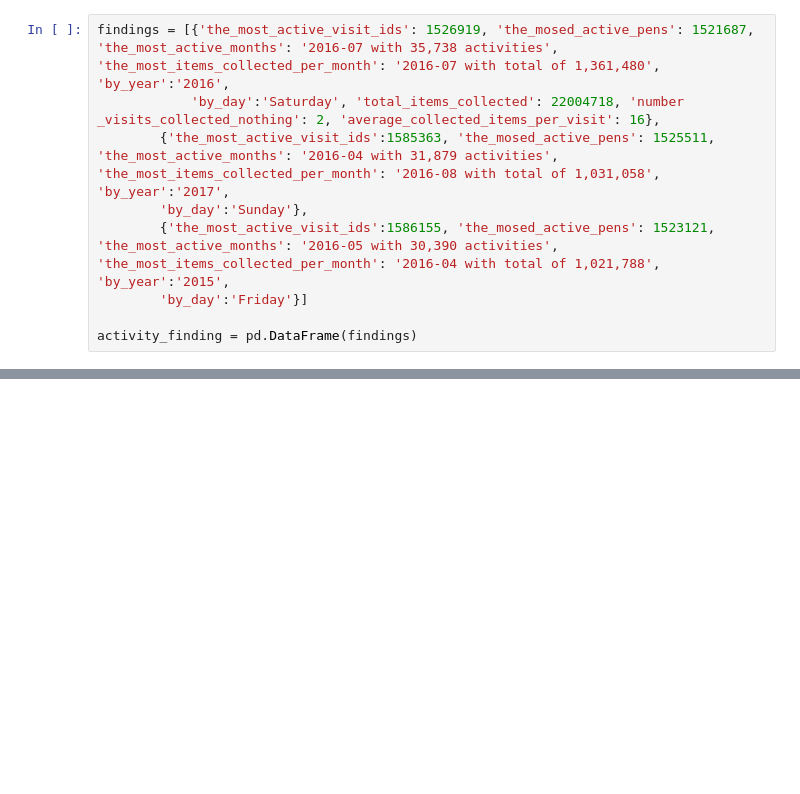
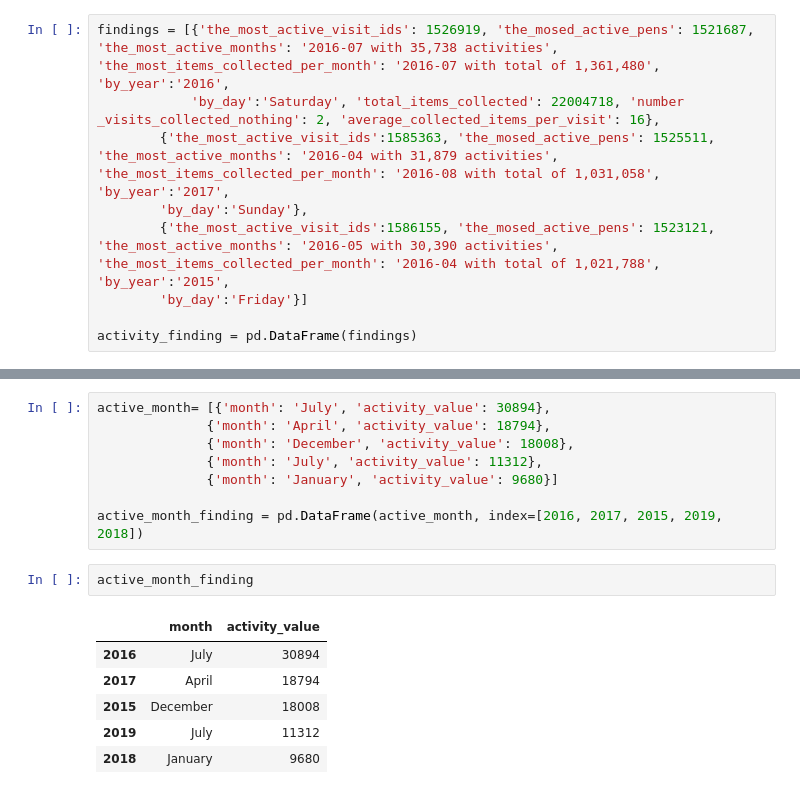
Before and after one commit to ShirinStar/Pen_Data_Dictionary, a Jupyter notebook: data/Pens Activity overview.ipynb, the cells around one changed output, grey strips where cells are left out. Cells and saved outputs as stored; diff of their text form; blank space fills up the shorter version.

```diff
--- a/data/Pens Activity overview.ipynb
+++ b/data/Pens Activity overview.ipynb
@@ -821,3 +828,20 @@ activity_finding.transpose()
 | total_items_collected | 2.20047e+07 | NaN | NaN |
 | number _visits_collected_nothing | 2 | NaN | NaN |
 | average_collected_items_per_visit | 16 | NaN | NaN |
+# %%
+active_month= [{'month': 'July', 'activity_value': 30894},
+              {'month': 'April', 'activity_value': 18794},
+              {'month': 'December', 'activity_value': 18008},
+              {'month': 'July', 'activity_value': 11312},
+              {'month': 'January', 'activity_value': 9680}]
+
+active_month_finding = pd.DataFrame(active_month, index=[2016, 2017, 2015, 2019, 2018])
+# %%
+active_month_finding
+# %% [output]
+|  | month | activity_value |
+| 2016 | July | 30894 |
+| 2017 | April | 18794 |
+| 2015 | December | 18008 |
+| 2019 | July | 11312 |
+| 2018 | January | 9680 |
```
Also changed, not shown: parts of 2 cells of this notebook, 5 other files.
